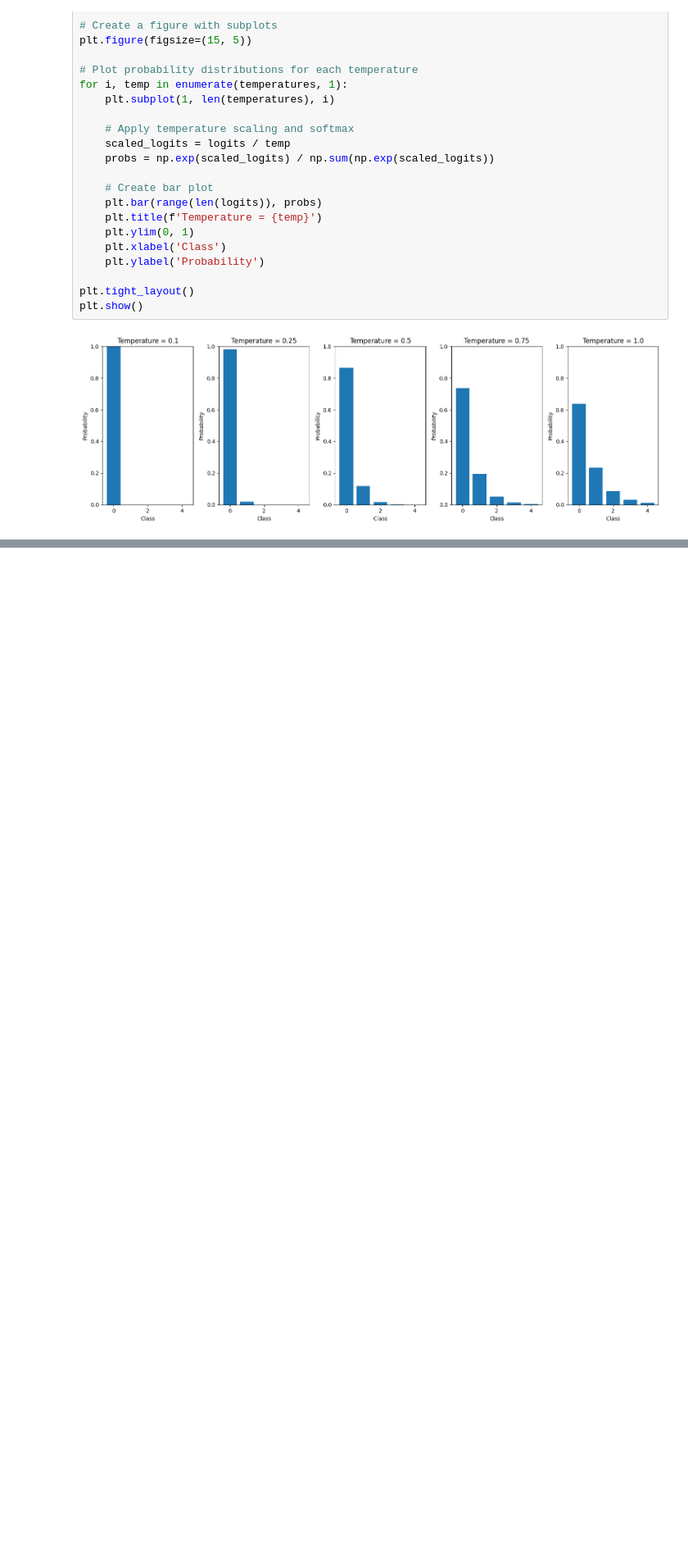
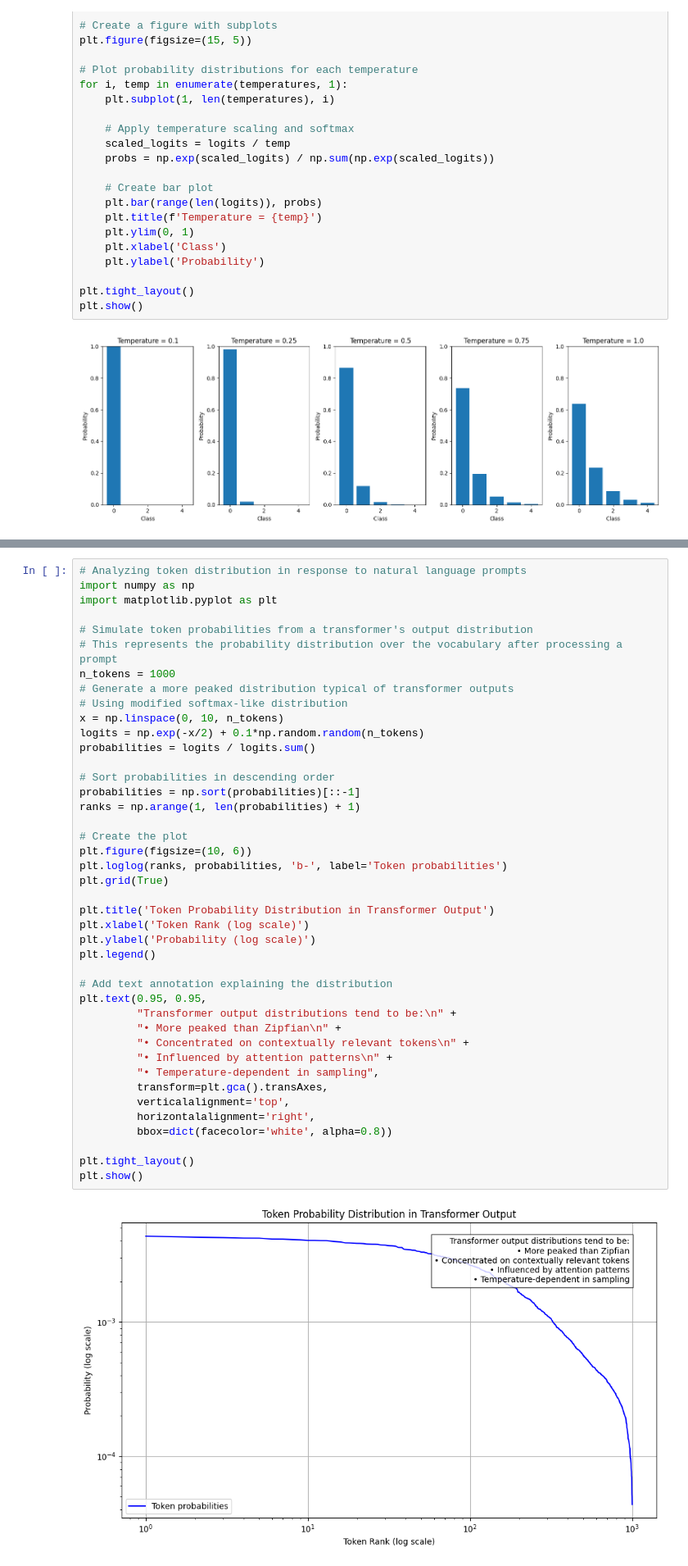
Before and after one commit to solarecho3/vectors, a Jupyter notebook: ml.ipynb, the cells around one changed output, grey strips where cells are left out. Shown at 82% size. Saved outputs shown, nothing was run; the diff lists cells and outputs as text; blank space fills up the shorter version.

Commit message:
logits

```diff
--- a/ml.ipynb
+++ b/ml.ipynb
@@ -99,0 +179,44 @@ plt.show()
+# %%
+# Analyzing token distribution in response to natural language prompts
+import numpy as np
+import matplotlib.pyplot as plt
+
+# Simulate token probabilities from a transformer's output distribution
+# This represents the probability distribution over the vocabulary after processing a prompt
+n_tokens = 1000
+# Generate a more peaked distribution typical of transformer outputs
+# Using modified softmax-like distribution
+x = np.linspace(0, 10, n_tokens)
+logits = np.exp(-x/2) + 0.1*np.random.random(n_tokens)
+probabilities = logits / logits.sum()
+
+# Sort probabilities in descending order
+probabilities = np.sort(probabilities)[::-1]
+ranks = np.arange(1, len(probabilities) + 1)
+
+# Create the plot
+plt.figure(figsize=(10, 6))
+plt.loglog(ranks, probabilities, 'b-', label='Token probabilities')
+plt.grid(True)
+
+plt.title('Token Probability Distribution in Transformer Output')
+plt.xlabel('Token Rank (log scale)')
+plt.ylabel('Probability (log scale)')
+plt.legend()
+
+# Add text annotation explaining the distribution
+plt.text(0.95, 0.95,
+         "Transformer output distributions tend to be:\n" +
+         "• More peaked than Zipfian\n" +
+         "• Concentrated on contextually relevant tokens\n" +
+         "• Influenced by attention patterns\n" +
+         "• Temperature-dependent in sampling",
+         transform=plt.gca().transAxes,
+         verticalalignment='top',
+         horizontalalignment='right',
+         bbox=dict(facecolor='white', alpha=0.8))
+
+plt.tight_layout()
+plt.show()
+# %% [output]
+[figure, added]
```
Also changed, not shown: parts of 4 cells of this notebook.
